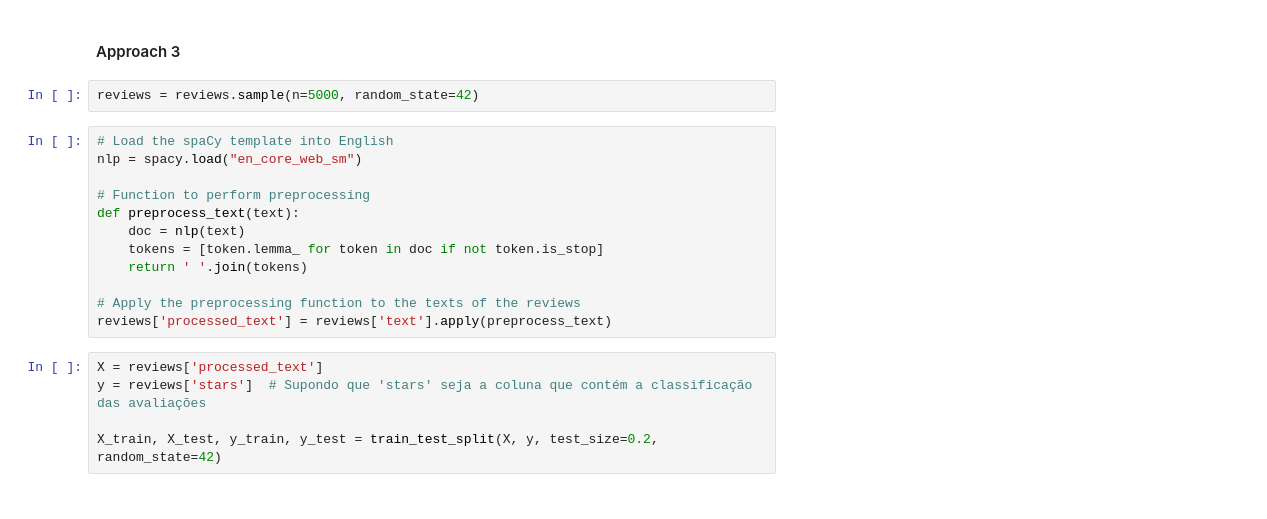
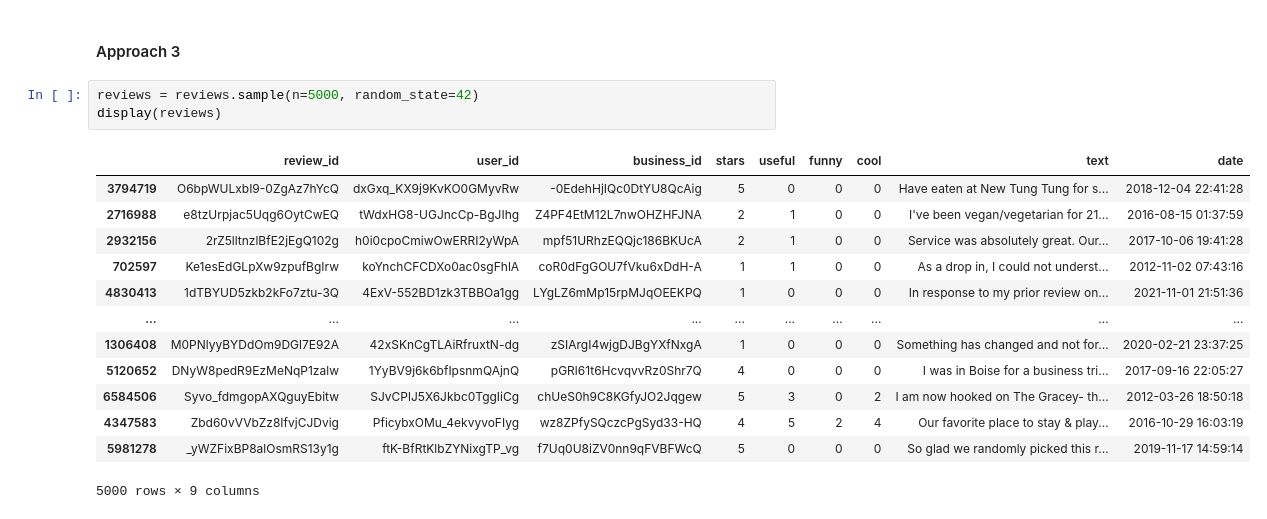
Before and after one commit to PPortela00/Recommendation-System---, a Jupyter notebook: NLP&TS/notebook.ipynb, the cells around one changed output. Saved outputs shown, nothing was run; the diff lists cells and outputs as text.

```diff
--- a/NLP&TS/notebook.ipynb
+++ b/NLP&TS/notebook.ipynb
@@ -418,20 +418,18 @@ score[1]*100
 #### Approach 3
 # %%
 reviews = reviews.sample(n=5000, random_state=42)
+display(reviews)
+# %% [output]
+|  | review_id | user_id | business_id | stars | useful | funny | cool | text | date |
+| 3794719 | O6bpWULxbI9-0ZgAz7hYcQ | dxGxq_KX9j9KvKO0GMyvRw | -0EdehHjIQc0DtYU8QcAig | 5 | 0 | 0 | 0 | Have eaten at New Tung Tung for s... | 2018-12-04 22:41:28 |
+| 2716988 | e8tzUrpjac5Uqg6OytCwEQ | tWdxHG8-UGJncCp-BgJIhg | Z4PF4EtM12L7nwOHZHFJNA | 2 | 1 | 0 | 0 | I've been vegan/vegetarian for 21... | 2016-08-15 01:37:59 |
+| 2932156 | 2rZ5lltnzlBfE2jEgQ102g | h0i0cpoCmiwOwERRI2yWpA | mpf51URhzEQQjc186BKUcA | 2 | 1 | 0 | 0 | Service was absolutely great. Our... | 2017-10-06 19:41:28 |
+| 702597 | Ke1esEdGLpXw9zpufBgIrw | koYnchCFCDXo0ac0sgFhlA | coR0dFgGOU7fVku6xDdH-A | 1 | 1 | 0 | 0 | As a drop in, I could not underst... | 2012-11-02 07:43:16 |
+| 4830413 | 1dTBYUD5zkb2kFo7ztu-3Q | 4ExV-552BD1zk3TBBOa1gg | LYgLZ6mMp15rpMJqOEEKPQ | 1 | 0 | 0 | 0 | In response to my prior review on... | 2021-11-01 21:51:36 |
+| ... | ... | ... | ... | ... | ... | ... | ... | ... | ... |
+| 1306408 | M0PNlyyBYDdOm9DGl7E92A | 42xSKnCgTLAiRfruxtN-dg | zSIArgI4wjgDJBgYXfNxgA | 1 | 0 | 0 | 0 | Something has changed and not for... | 2020-02-21 23:37:25 |
+| 5120652 | DNyW8pedR9EzMeNqP1zalw | 1YyBV9j6k6bfIpsnmQAjnQ | pGRl61t6HcvqvvRz0Shr7Q | 4 | 0 | 0 | 0 | I was in Boise for a business tri... | 2017-09-16 22:05:27 |
+| 6584506 | Syvo_fdmgopAXQguyEbitw | SJvCPlJ5X6Jkbc0TggIiCg | chUeS0h9C8KGfyJO2Jqgew | 5 | 3 | 0 | 2 | I am now hooked on The Gracey- th... | 2012-03-26 18:50:18 |
+| 4347583 | Zbd60vVVbZz8IfvjCJDvig | PficybxOMu_4ekvyvoFIyg | wz8ZPfySQczcPgSyd33-HQ | 4 | 5 | 2 | 4 | Our favorite place to stay & play... | 2016-10-29 16:03:19 |
+| 5981278 | _yWZFixBP8alOsmRS13y1g | ftK-BfRtKlbZYNixgTP_vg | f7Uq0U8iZV0nn9qFVBFWcQ | 5 | 0 | 0 | 0 | So glad we randomly picked this r... | 2019-11-17 14:59:14 |
+5000 rows × 9 columns
-# %%
-# Load the spaCy template into English
-nlp = spacy.load("en_core_web_sm")
-
-# Function to perform preprocessing
-def preprocess_text(text):
-    doc = nlp(text)
-    tokens = [token.lemma_ for token in doc if not token.is_stop]
-    return ' '.join(tokens)
-
-# Apply the preprocessing function to the texts of the reviews
-reviews['processed_text'] = reviews['text'].apply(preprocess_text)
-# %%
-X = reviews['processed_text']
-y = reviews['stars']  # Supondo que 'stars' seja a coluna que contém a classificação das avaliações
-
-X_train, X_test, y_train, y_test = train_test_split(X, y, test_size=0.2, random_state=42)
```
Also changed, not shown: parts of 24 cells of this notebook.
